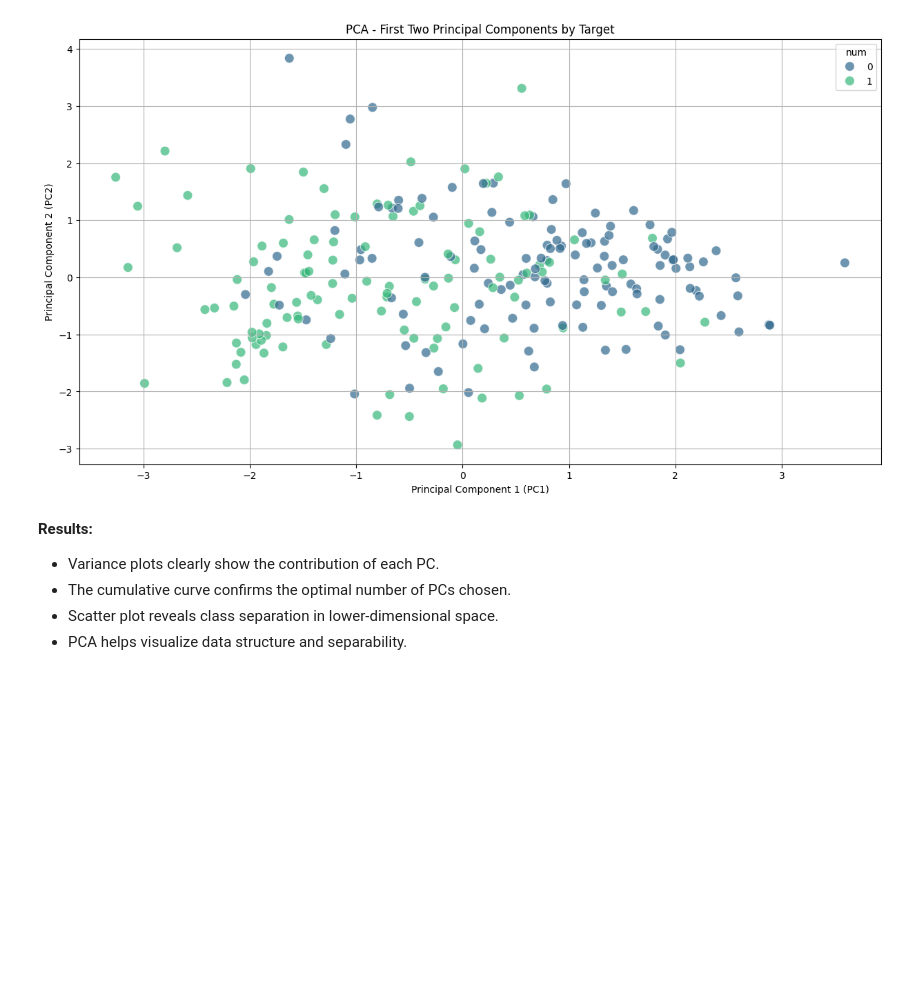
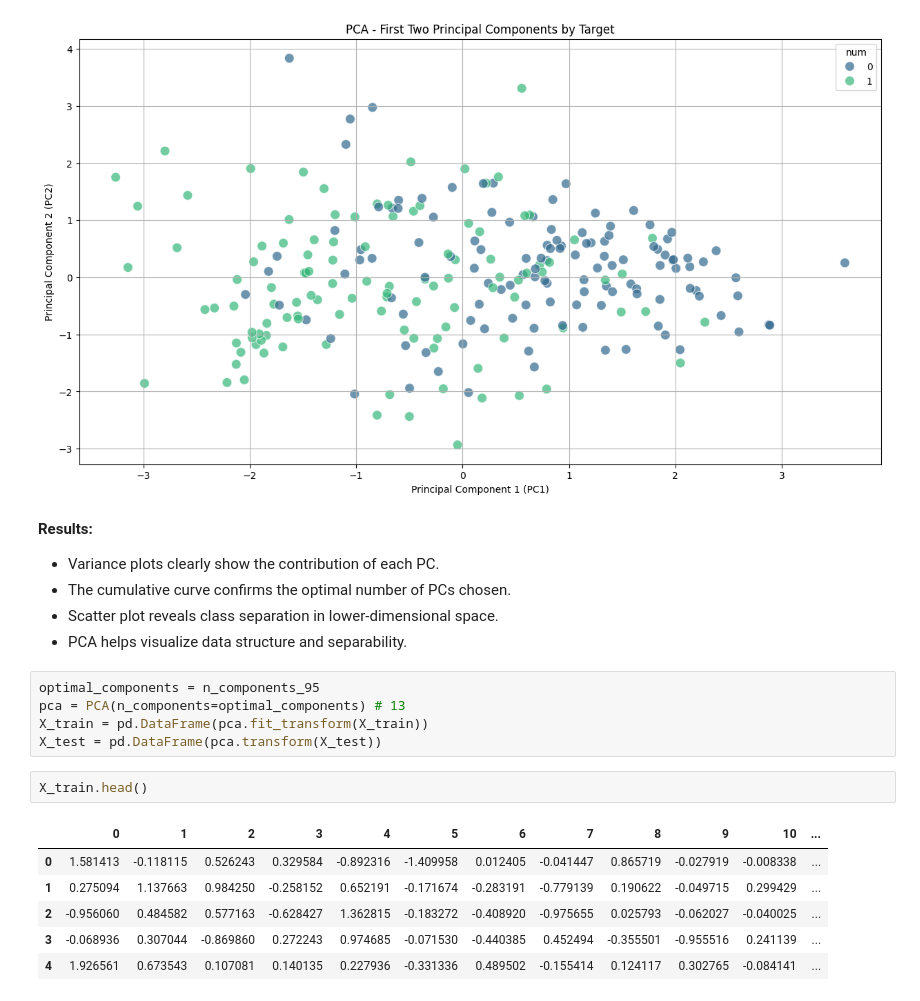
Before and after one commit to mazen-alasas/End-to-End-Heart-Disease-Classification-Project, a Jupyter notebook: notebooks/2. dimensionality reduction.ipynb, the cells around one changed output. Drawn from its saved outputs; the diff is of its cells as text; blank space fills up the shorter version.

Commit message:
save new version of data after appling pca with 13 components

```diff
--- a/notebooks/2. dimensionality reduction.ipynb
+++ b/notebooks/2. dimensionality reduction.ipynb
@@ -188,3 +188,17 @@ plt.show()
 * The cumulative curve confirms the optimal number of PCs chosen.
 * Scatter plot reveals class separation in lower-dimensional space.
 * PCA helps visualize data structure and separability.
+# %%
+optimal_components = n_components_95
+pca = PCA(n_components=optimal_components) # 13
+X_train = pd.DataFrame(pca.fit_transform(X_train))
+X_test = pd.DataFrame(pca.transform(X_test))
+# %%
+X_train.head()
+# %% [output]
+|  | 0 | 1 | 2 | 3 | 4 | 5 | 6 | 7 | 8 | 9 | 10 | ... |
+| 0 | 1.581413 | -0.118115 | 0.526243 | 0.329584 | -0.892316 | -1.409958 | 0.012405 | -0.041447 | 0.865719 | -0.027919 | -0.008338 | ... |
+| 1 | 0.275094 | 1.137663 | 0.984250 | -0.258152 | 0.652191 | -0.171674 | -0.283191 | -0.779139 | 0.190622 | -0.049715 | 0.299429 | ... |
+| 2 | -0.956060 | 0.484582 | 0.577163 | -0.628427 | 1.362815 | -0.183272 | -0.408920 | -0.975655 | 0.025793 | -0.062027 | -0.040025 | ... |
+| 3 | -0.068936 | 0.307044 | -0.869860 | 0.272243 | 0.974685 | -0.071530 | -0.440385 | 0.452494 | -0.355501 | -0.955516 | 0.241139 | ... |
+| 4 | 1.926561 | 0.673543 | 0.107081 | 0.140135 | 0.227936 | -0.331336 | 0.489502 | -0.155414 | 0.124117 | 0.302765 | -0.084141 | ... |
```
Also changed, not shown: parts of 2 cells of this notebook.
